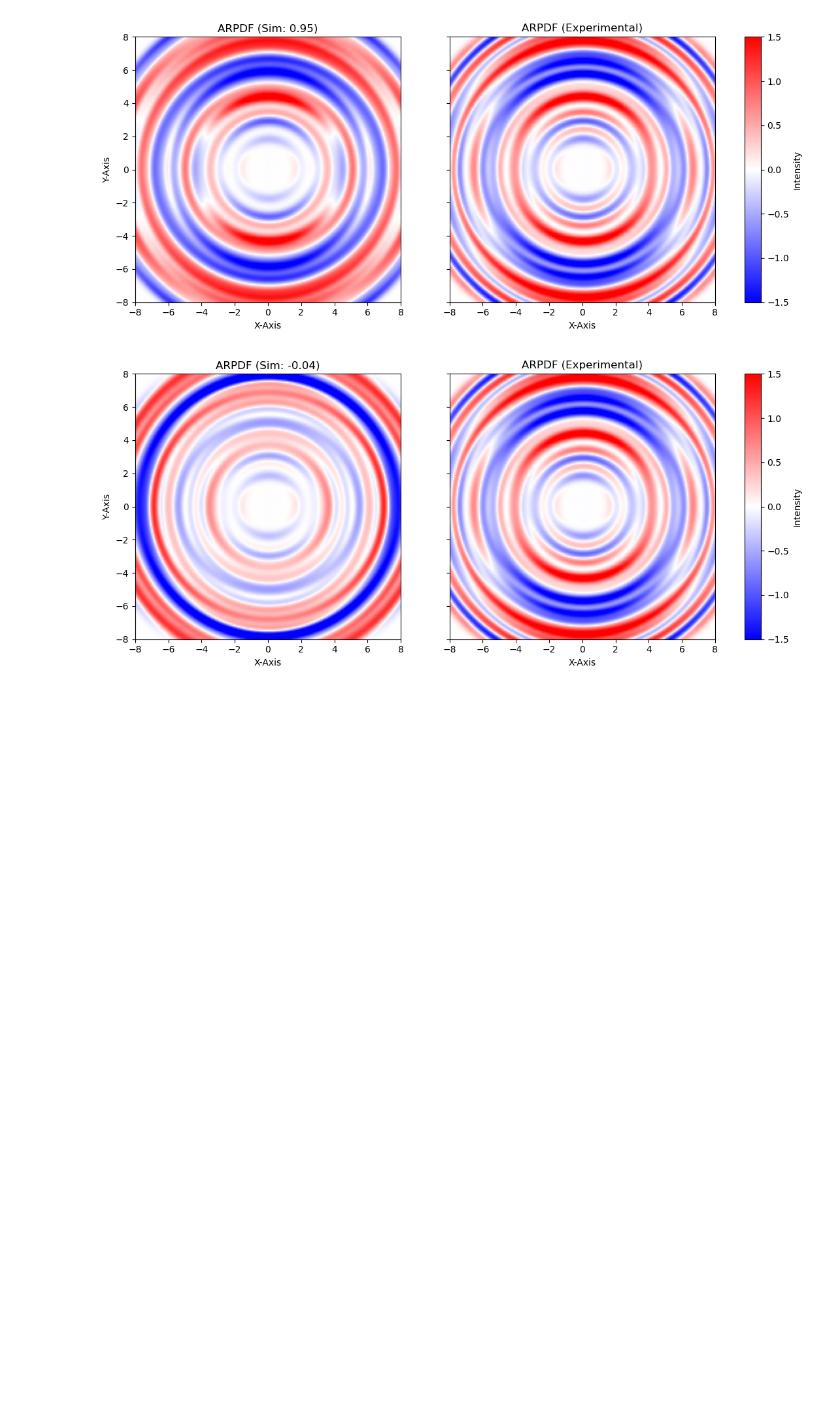
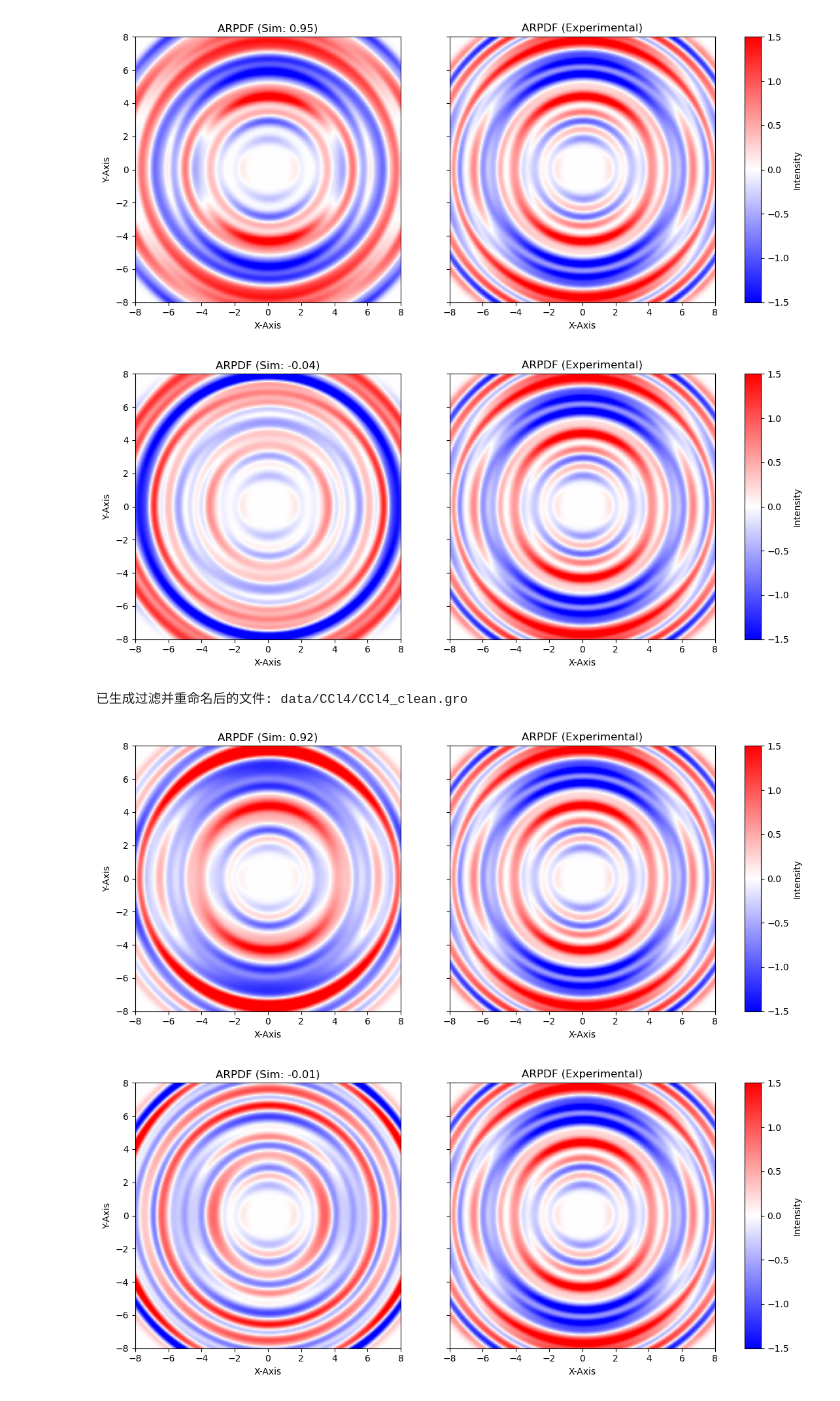
Before and after one commit to tfzx/ARPDF, a Jupyter notebook: opt_exp.ipynb, the cells around one changed output. Drawn from its saved outputs; the diff is of its cells as text; code cells hidden in the pictures; blank space fills up the shorter version.

```diff
--- a/opt_exp.ipynb
+++ b/opt_exp.ipynb
@@ -95,3 +103,18 @@ workflow_for_opt(
 已生成过滤并重命名后的文件: data/CCl4/CCl4_clean.gro
 [figure]
 [figure]
+# %%
+workflow_for_opt(
+    X, Y, ARPDF_ref,
+    filter_fourier,
+    sigma0,
+    exp_name="exp_opt_cosine",
+    metric="cosine",
+    stretch_distances=[round(1.0 + 0.1 * i, 1) for i in range(15)],
+    weight_cutoff=5.0,
+    neg=neg
+)
+# %% [output]
+已生成过滤并重命名后的文件: data/CCl4/CCl4_clean.gro
+[figure, added]
+[figure, added]
```
Also changed, not shown: parts of 2 cells of this notebook, 9 other files.
